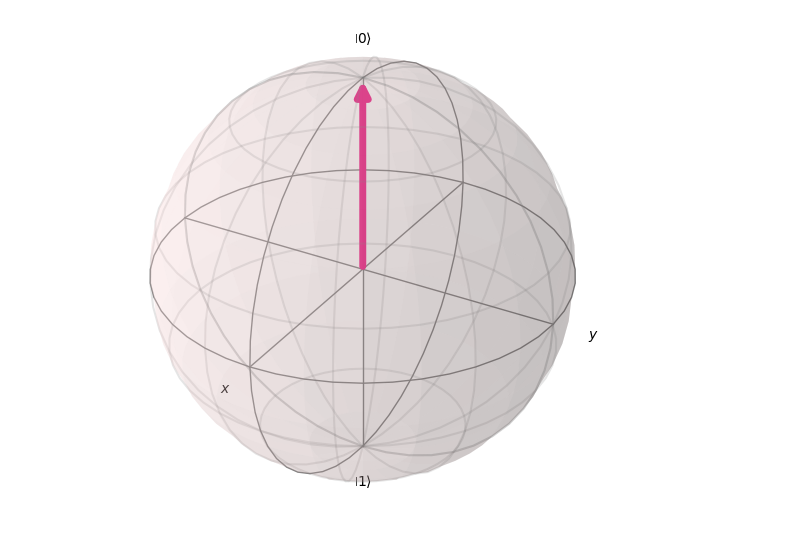
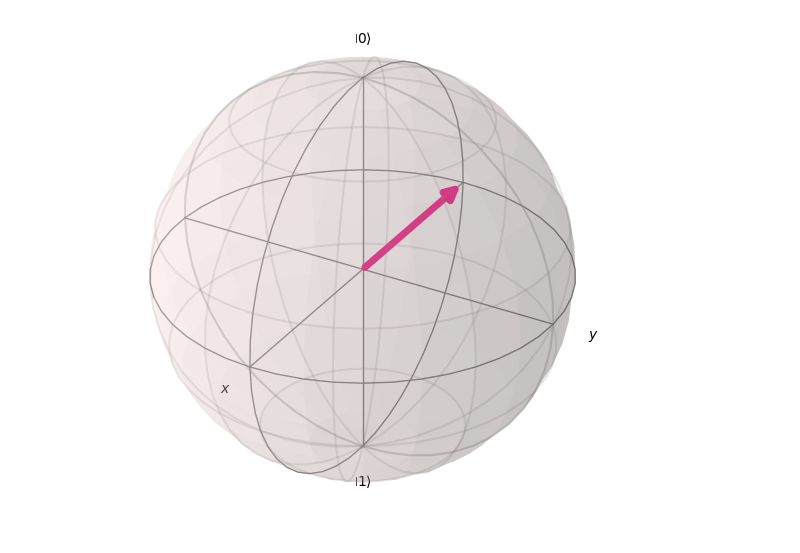
Before and after one commit to YangletLiu/CSCI4961_labs_projects, a Jupyter notebook: Modules/Concepts/bloch_sphere_visualization.ipynb, the cells around one changed output. Drawn from its saved outputs; the diff is of its cells as text; code cells hidden in the pictures.

Commit message:
added to bloch_sphrere
added more content

```diff
--- a/Modules/Concepts/bloch_sphere_visualization.ipynb
+++ b/Modules/Concepts/bloch_sphere_visualization.ipynb
@@ -28,5 +34,5 @@ fake_backend = AerSimulator.from_backend(backend)
 # %%
 # You can use spherical coordinates instead of cartesian.
-plot_bloch_vector([1, 0, np.pi], coord_type='spherical')
+plot_bloch_vector([-1, 0, 0], coord_type='cartesian')
 # %% [output]
-[figure, old version]
+[figure, new version]
```
Also changed, not shown: parts of 2 cells of this notebook, 1 other file.
